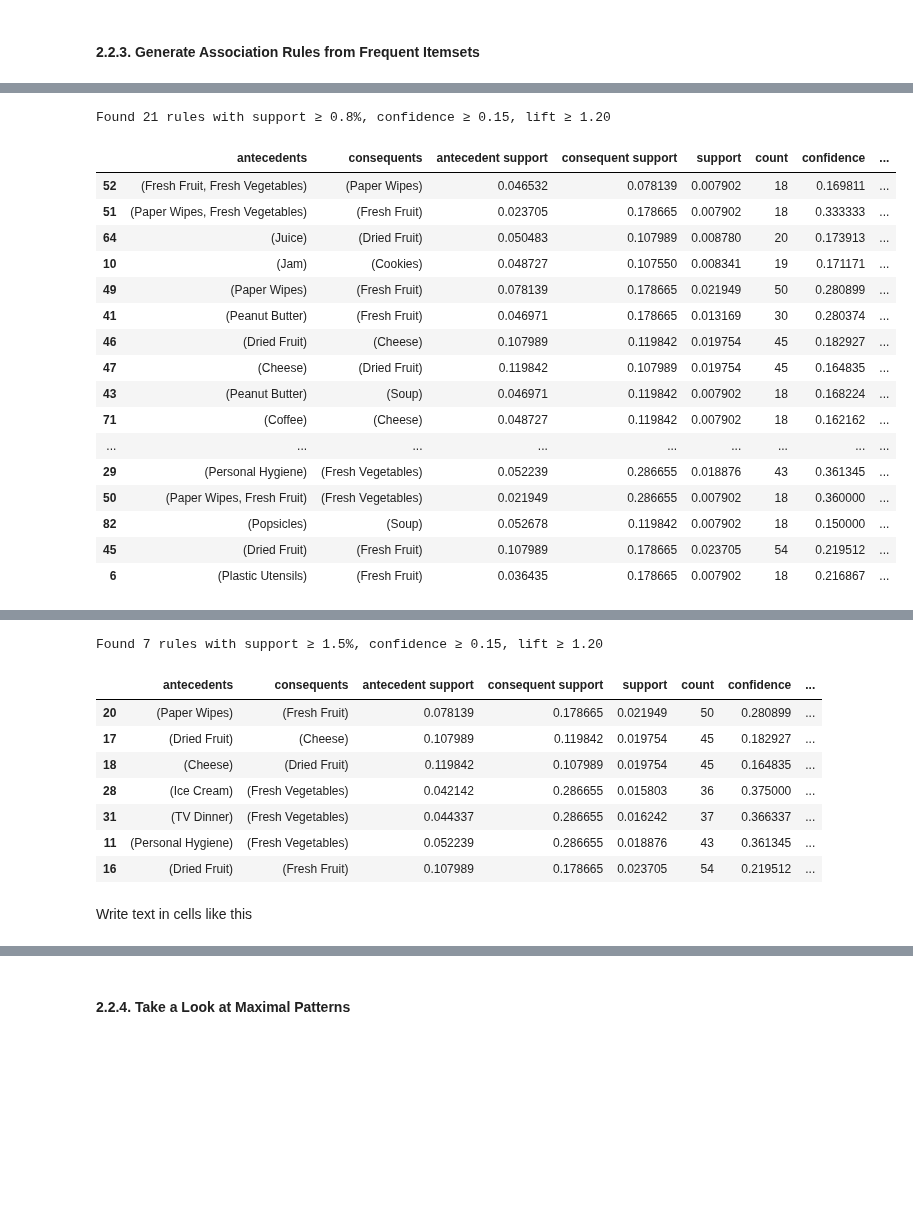
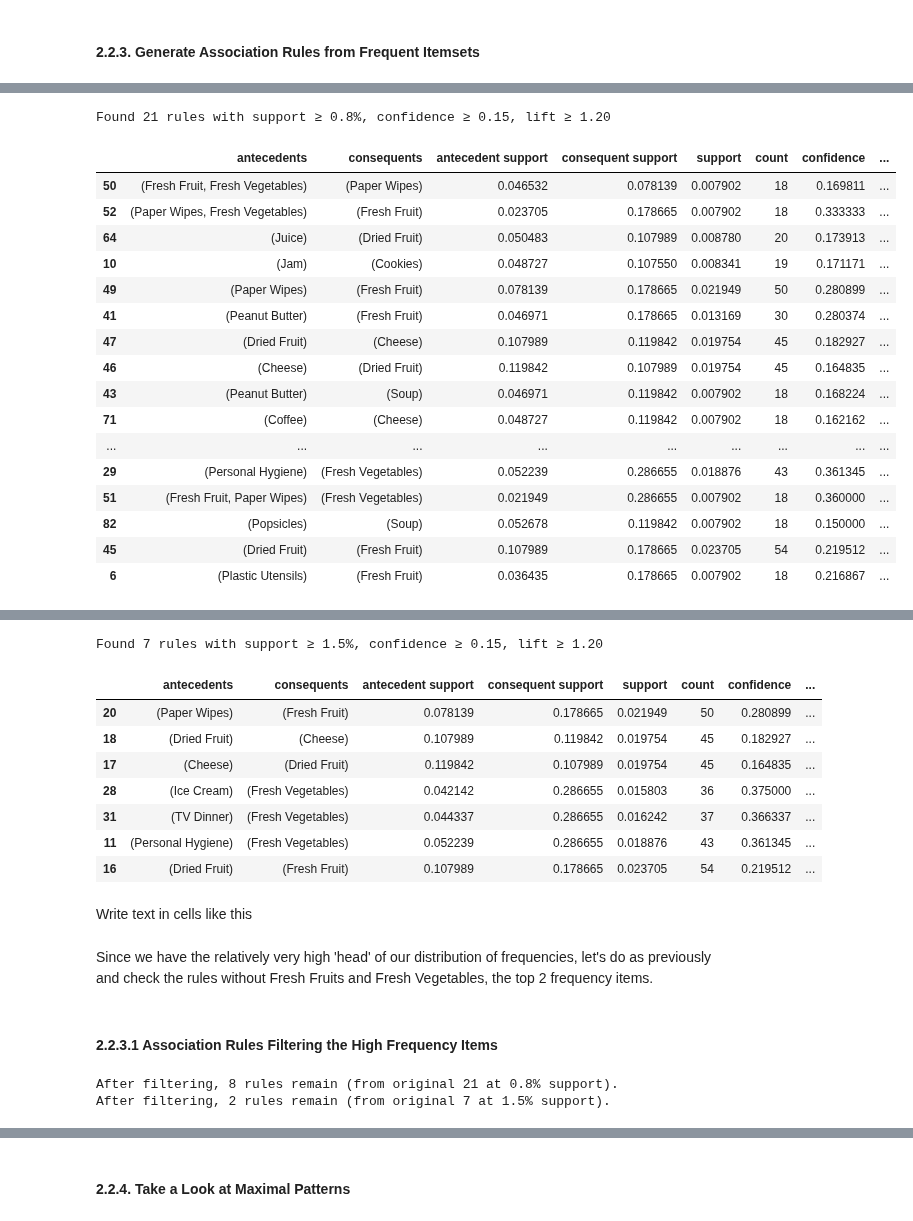
Before and after one commit to ijustsnapped/DataMine_PI, a Jupyter notebook: PD_202425_Project1/PD_202425_Project.ipynb, the cells around one changed output, grey strips where cells are left out. Cells and saved outputs as stored; diff of their text form; code cells hidden in the pictures; blank space fills up the shorter version.

```diff
--- a/PD_202425_Project1/PD_202425_Project.ipynb
+++ b/PD_202425_Project1/PD_202425_Project.ipynb
@@ -461,7 +461,7 @@ Statistical distortion is unfortunetely likely to happen, because head items hav
 def compute_frequent_itemset_subsets(df, min_support, algorithm='fp_growth'):
     """
     Compute frequent itemsets from a one-hot encoded DataFrame using a specified algorithm and a minimum support threshold,
-    and return the frequent itemsets organizsd by their length as separate DataFrames.
+    and return the frequent itemsets organized by their length as separate DataFrames.
     Parameters:
     df : pandas.DataFrame
         A one-hot encoded DataFrame where each row represents a transaction and each column
@@ -3434,50 +3446,50 @@ fig.show()
 # %%
 # parameters
 min_sup   = 0.0075
 min_conf  = 0.15
 min_lift  = 1.20
 
 freq_items = fpgrowth(
     binary_small,
     min_support=min_sup,
     use_colnames=True
 )
 
 rules = association_rules(
     freq_items,
     metric="confidence",
     min_threshold=min_conf
 )
 
-strong_rules = rules[rules['lift'] >= min_lift].copy()
-strong_rules['count'] = (strong_rules['support'] * binary_small.shape[0]).astype(int)
-strong_rules = strong_rules.sort_values(['lift','confidence'], ascending=False)
+strong_rules_08 = rules[rules['lift'] >= min_lift].copy()
+strong_rules_08['count'] = (strong_rules_08['support'] * binary_small.shape[0]).astype(int)
+strong_rules_08 = strong_rules_08.sort_values(['lift','confidence'], ascending=False)
 
 print(
-    f"Found {len(strong_rules)} rules with support ≥ {min_sup*100:.1f}%, "
+    f"Found {len(strong_rules_08)} rules with support ≥ {min_sup*100:.1f}%, "
     f"confidence ≥ {min_conf:.2f}, lift ≥ {min_lift:.2f}\n"
 )
 
-strong_rules[['antecedents', 'consequents', 'antecedent support', 'consequent support',
+strong_rules_08[['antecedents', 'consequents', 'antecedent support', 'consequent support',
     'support', 'count',
     'confidence', 'lift',
     'leverage', 'conviction']].head(21)
 # %% [output]
 Found 21 rules with support ≥ 0.8%, confidence ≥ 0.15, lift ≥ 1.20
 |  | antecedents | consequents | antecedent support | consequent support | support | count | confidence | ... |
-| 52 | (Fresh Fruit, Fresh Vegetables) | (Paper Wipes) | 0.046532 | 0.078139 | 0.007902 | 18 | 0.169811 | ... |
-| 51 | (Paper Wipes, Fresh Vegetables) | (Fresh Fruit) | 0.023705 | 0.178665 | 0.007902 | 18 | 0.333333 | ... |
+| 50 | (Fresh Fruit, Fresh Vegetables) | (Paper Wipes) | 0.046532 | 0.078139 | 0.007902 | 18 | 0.169811 | ... |
+| 52 | (Paper Wipes, Fresh Vegetables) | (Fresh Fruit) | 0.023705 | 0.178665 | 0.007902 | 18 | 0.333333 | ... |
 | 64 | (Juice) | (Dried Fruit) | 0.050483 | 0.107989 | 0.008780 | 20 | 0.173913 | ... |
 | 10 | (Jam) | (Cookies) | 0.048727 | 0.107550 | 0.008341 | 19 | 0.171171 | ... |
 | 49 | (Paper Wipes) | (Fresh Fruit) | 0.078139 | 0.178665 | 0.021949 | 50 | 0.280899 | ... |
 | 41 | (Peanut Butter) | (Fresh Fruit) | 0.046971 | 0.178665 | 0.013169 | 30 | 0.280374 | ... |
-| 46 | (Dried Fruit) | (Cheese) | 0.107989 | 0.119842 | 0.019754 | 45 | 0.182927 | ... |
-| 47 | (Cheese) | (Dried Fruit) | 0.119842 | 0.107989 | 0.019754 | 45 | 0.164835 | ... |
+| 47 | (Dried Fruit) | (Cheese) | 0.107989 | 0.119842 | 0.019754 | 45 | 0.182927 | ... |
+| 46 | (Cheese) | (Dried Fruit) | 0.119842 | 0.107989 | 0.019754 | 45 | 0.164835 | ... |
 | 43 | (Peanut Butter) | (Soup) | 0.046971 | 0.119842 | 0.007902 | 18 | 0.168224 | ... |
 | 71 | (Coffee) | (Cheese) | 0.048727 | 0.119842 | 0.007902 | 18 | 0.162162 | ... |
 | ... | ... | ... | ... | ... | ... | ... | ... | ... |
 | 29 | (Personal Hygiene) | (Fresh Vegetables) | 0.052239 | 0.286655 | 0.018876 | 43 | 0.361345 | ... |
-| 50 | (Paper Wipes, Fresh Fruit) | (Fresh Vegetables) | 0.021949 | 0.286655 | 0.007902 | 18 | 0.360000 | ... |
+| 51 | (Fresh Fruit, Paper Wipes) | (Fresh Vegetables) | 0.021949 | 0.286655 | 0.007902 | 18 | 0.360000 | ... |
 | 82 | (Popsicles) | (Soup) | 0.052678 | 0.119842 | 0.007902 | 18 | 0.150000 | ... |
 | 45 | (Dried Fruit) | (Fresh Fruit) | 0.107989 | 0.178665 | 0.023705 | 54 | 0.219512 | ... |
 | 6 | (Plastic Utensils) | (Fresh Fruit) | 0.036435 | 0.178665 | 0.007902 | 18 | 0.216867 | ... |
@@ -3511,16 +3523,16 @@ rules = association_rules(
     min_threshold=min_conf
 )
 
-strong_rules = rules[rules['lift'] >= min_lift].copy()
-strong_rules['count'] = (strong_rules['support'] * binary_small.shape[0]).astype(int)
-strong_rules = strong_rules.sort_values(['lift','confidence'], ascending=False)
+strong_rules_15 = rules[rules['lift'] >= min_lift].copy()
+strong_rules_15['count'] = (strong_rules_15['support'] * binary_small.shape[0]).astype(int)
+strong_rules_15 = strong_rules_15.sort_values(['lift','confidence'], ascending=False)
 
 print(
-    f"Found {len(strong_rules)} rules with support ≥ {min_sup*100:.1f}%, "
+    f"Found {len(strong_rules_15)} rules with support ≥ {min_sup*100:.1f}%, "
     f"confidence ≥ {min_conf:.2f}, lift ≥ {min_lift:.2f}\n"
 )
 
-strong_rules[['antecedents', 'consequents', 'antecedent support', 'consequent support',
+strong_rules_15[['antecedents', 'consequents', 'antecedent support', 'consequent support',
     'support', 'count',
     'confidence', 'lift',
     'leverage', 'conviction']].head(20)
@@ -3528,11 +3540,36 @@ strong_rules[['antecedents', 'consequents', 'antecedent support', 'consequent su
 Found 7 rules with support ≥ 1.5%, confidence ≥ 0.15, lift ≥ 1.20
 |  | antecedents | consequents | antecedent support | consequent support | support | count | confidence | ... |
 | 20 | (Paper Wipes) | (Fresh Fruit) | 0.078139 | 0.178665 | 0.021949 | 50 | 0.280899 | ... |
-| 17 | (Dried Fruit) | (Cheese) | 0.107989 | 0.119842 | 0.019754 | 45 | 0.182927 | ... |
-| 18 | (Cheese) | (Dried Fruit) | 0.119842 | 0.107989 | 0.019754 | 45 | 0.164835 | ... |
+| 18 | (Dried Fruit) | (Cheese) | 0.107989 | 0.119842 | 0.019754 | 45 | 0.182927 | ... |
+| 17 | (Cheese) | (Dried Fruit) | 0.119842 | 0.107989 | 0.019754 | 45 | 0.164835 | ... |
 | 28 | (Ice Cream) | (Fresh Vegetables) | 0.042142 | 0.286655 | 0.015803 | 36 | 0.375000 | ... |
 | 31 | (TV Dinner) | (Fresh Vegetables) | 0.044337 | 0.286655 | 0.016242 | 37 | 0.366337 | ... |
 | 11 | (Personal Hygiene) | (Fresh Vegetables) | 0.052239 | 0.286655 | 0.018876 | 43 | 0.361345 | ... |
 | 16 | (Dried Fruit) | (Fresh Fruit) | 0.107989 | 0.178665 | 0.023705 | 54 | 0.219512 | ... |
 # %% [markdown]
 Write text in cells like this
+# %% [markdown]
+Since we have the relatively very high 'head' of our distribution of frequencies, let's do as previously and check the rules without Fresh Fruits and Fresh Vegetables, the top 2 frequency items.
+# %% [markdown]
+#### 2.2.3.1 Association Rules Filtering the High Frequency Items
+# %%
+exclude_items = {'Fresh Fruit', 'Fresh Vegetables'}
+
+# For support ≥ 0.008 (0.8%)
+filtered_rules_08 = strong_rules_08[
+    ~strong_rules_08['antecedents'].apply(lambda x: any(item in x for item in exclude_items)) &
+    ~strong_rules_08['consequents'].apply(lambda x: any(item in x for item in exclude_items))
+]
+
+print(f"After filtering, {len(filtered_rules_08)} rules remain (from original 21 at 0.8% support).")
+
+# For support ≥ 0.015 (1.5%)
+filtered_rules_15 = strong_rules_15[
+    ~strong_rules_15['antecedents'].apply(lambda x: any(item in x for item in exclude_items)) &
+    ~strong_rules_15['consequents'].apply(lambda x: any(item in x for item in exclude_items))
+]
+
+print(f"After filtering, {len(filtered_rules_15)} rules remain (from original 7 at 1.5% support).")
+# %% [output]
+After filtering, 8 rules remain (from original 21 at 0.8% support).
+After filtering, 2 rules remain (from original 7 at 1.5% support).
```
Also changed, not shown: parts of 51 cells of this notebook.
